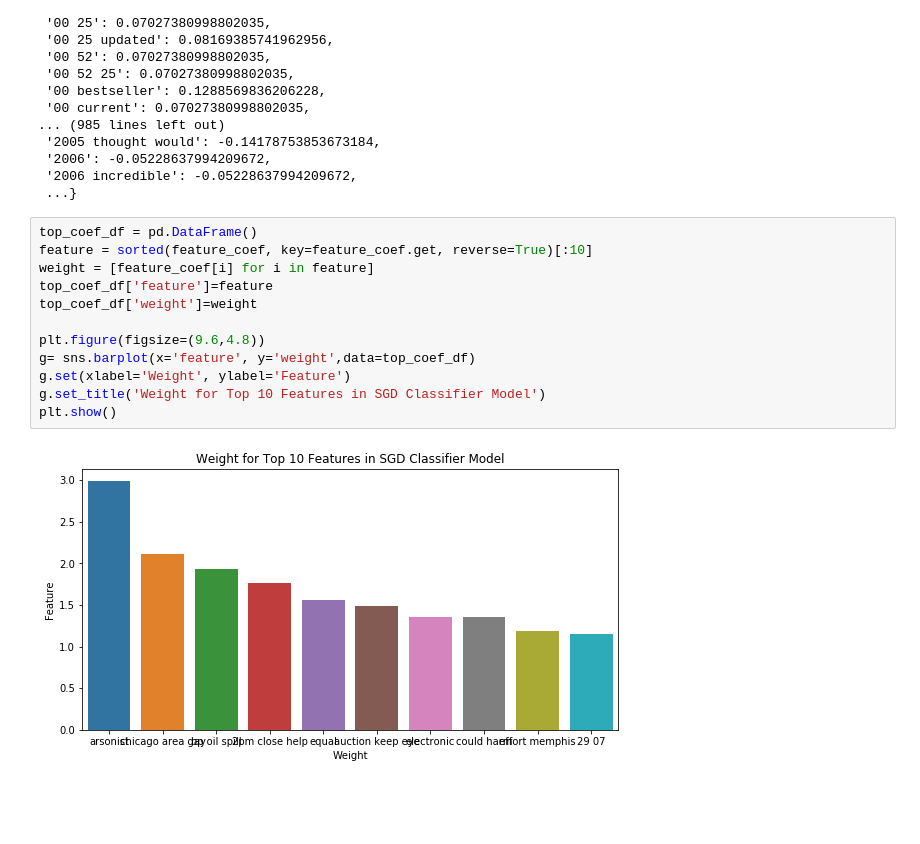
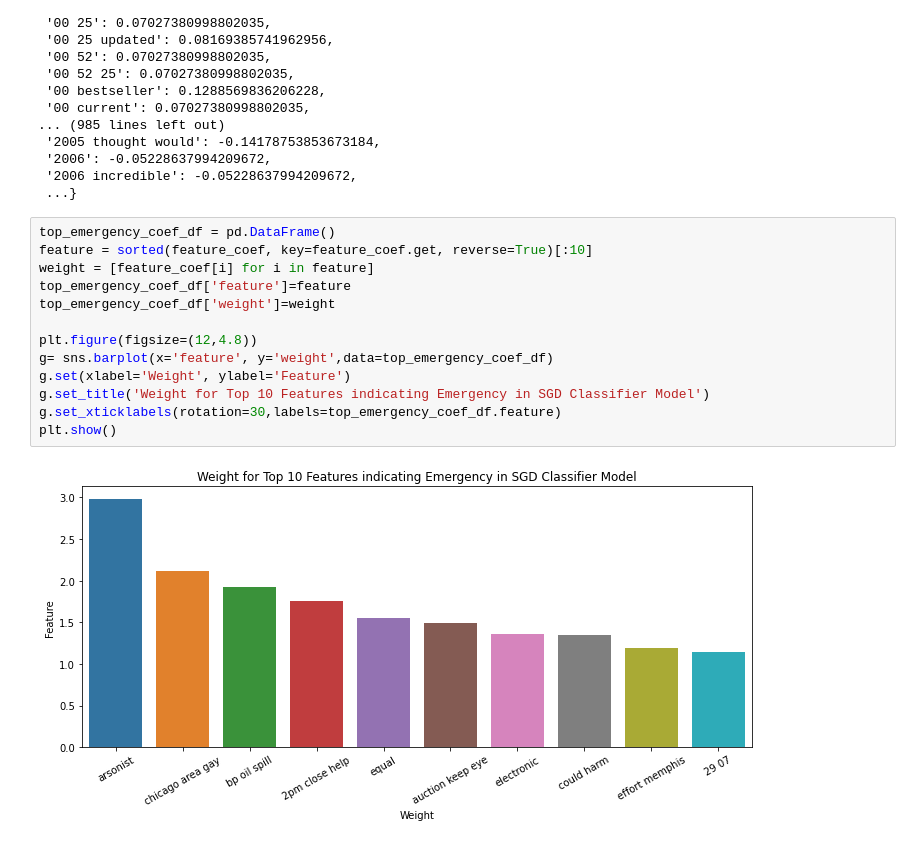
Before and after one commit to christesont/CS4447_FinalProject, a Jupyter notebook: Final_Project.ipynb, the cells around one changed output. Saved outputs shown, nothing was run; the diff lists cells and outputs as text; blank space fills up the shorter version.

```diff
--- a/Final_Project.ipynb
+++ b/Final_Project.ipynb
@@ -378,19 +383,20 @@ feature_coef
  '2006 incredible': -0.05228637994209672,
  ...}
 # %%
-top_coef_df = pd.DataFrame()
+top_emergency_coef_df = pd.DataFrame()
 feature = sorted(feature_coef, key=feature_coef.get, reverse=True)[:10]
 weight = [feature_coef[i] for i in feature]
-top_coef_df['feature']=feature
-top_coef_df['weight']=weight
+top_emergency_coef_df['feature']=feature
+top_emergency_coef_df['weight']=weight
 
-plt.figure(figsize=(9.6,4.8))
-g= sns.barplot(x='feature', y='weight',data=top_coef_df)
+plt.figure(figsize=(12,4.8))
+g= sns.barplot(x='feature', y='weight',data=top_emergency_coef_df)
 g.set(xlabel='Weight', ylabel='Feature')
-g.set_title('Weight for Top 10 Features in SGD Classifier Model')
+g.set_title('Weight for Top 10 Features indicating Emergency in SGD Classifier Model')
+g.set_xticklabels(rotation=30,labels=top_emergency_coef_df.feature)
 plt.show()
 # %% [output]
-[figure, old version]
+[figure, new version]
 # %%
 bottom_coef_df = pd.DataFrame()
 
```
Also changed, not shown: parts of 13 cells of this notebook.
